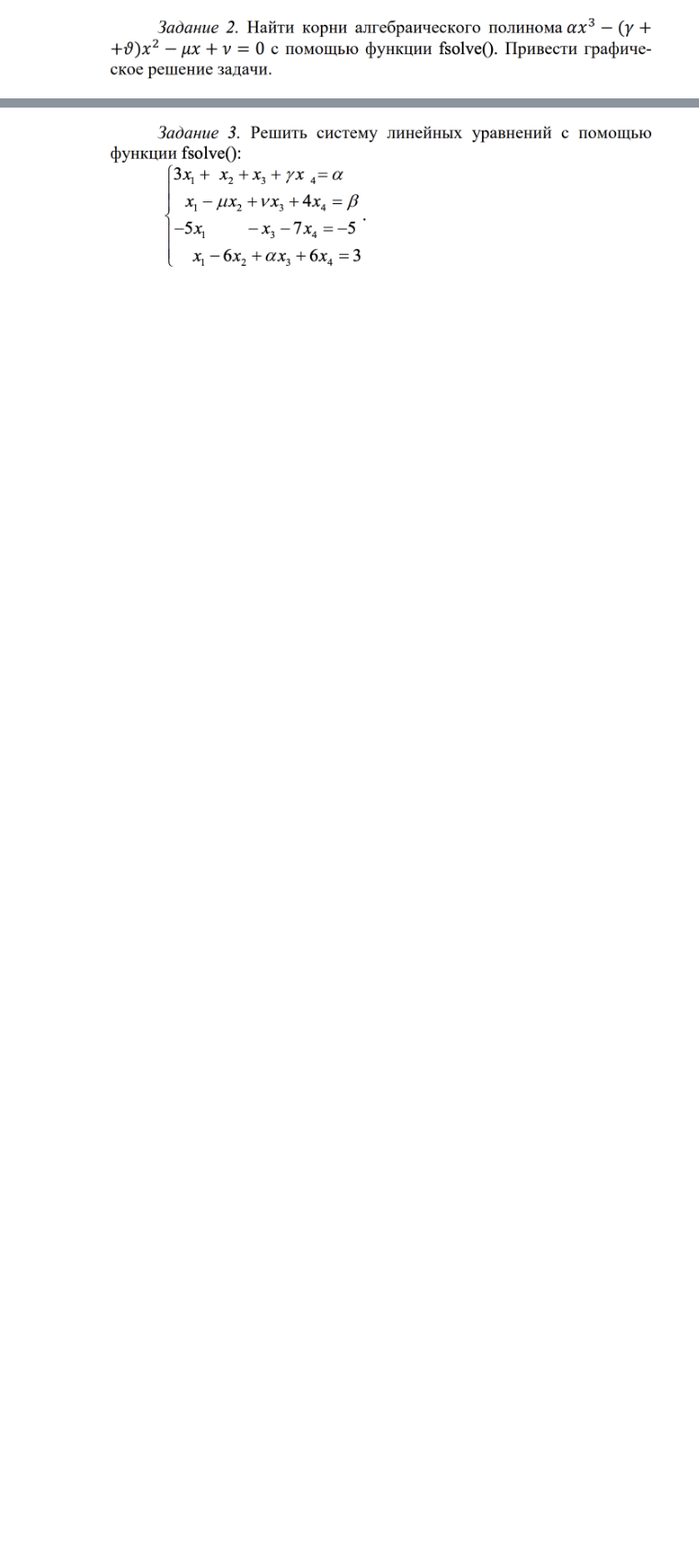
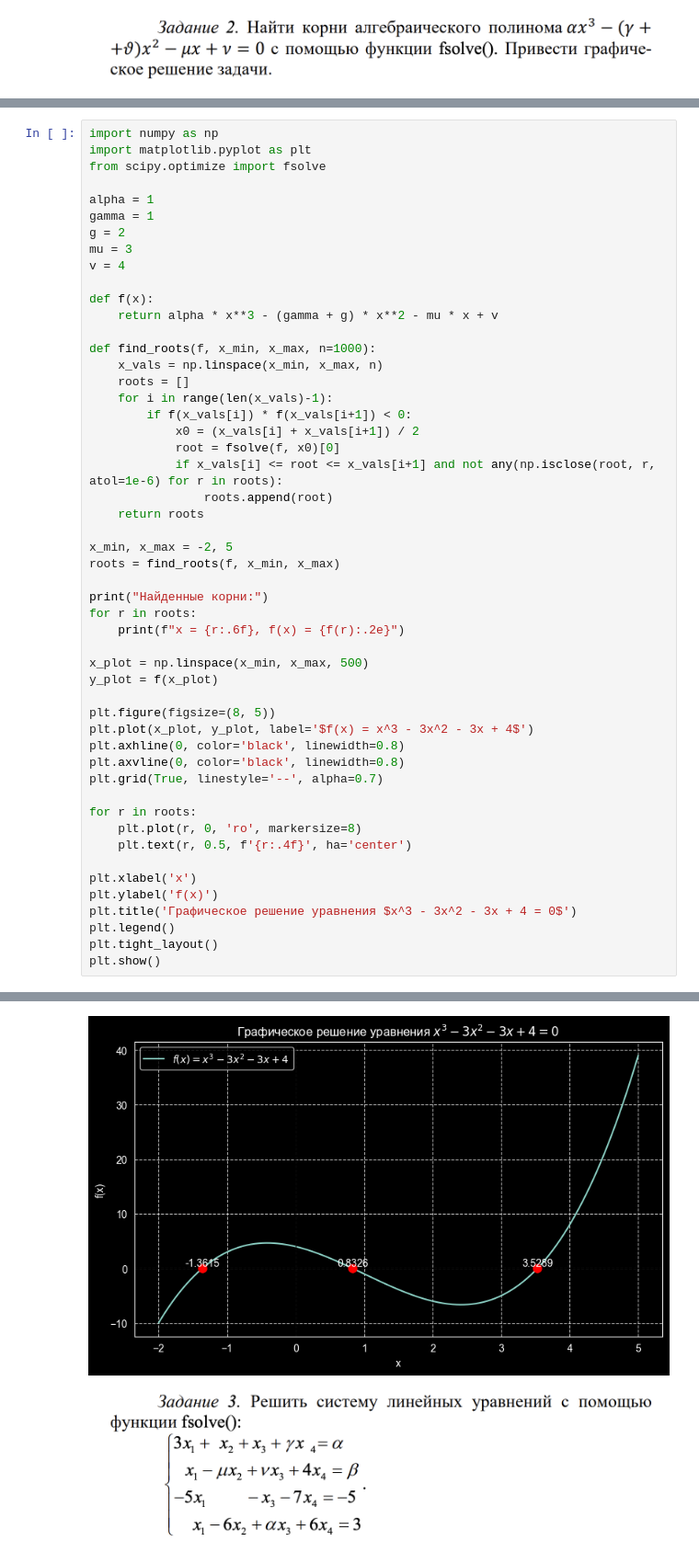
Before and after one commit to Calrission/MIIGAIK-Computer-Math, a Jupyter notebook: 4. Библиотека SciPy/Практическая_работа_№4_Библиотека_SciPy_Часть_№1.ipynb, the cells around one changed output, grey strips where cells are left out. Shown at 92% size. Saved outputs shown, nothing was run; the diff lists cells and outputs as text; blank space fills up the shorter version.

```diff
--- a/4. Библиотека SciPy/Практическая_работа_№4_Библиотека_SciPy_Часть_№1.ipynb
+++ b/4. Библиотека SciPy/Практическая_работа_№4_Библиотека_SciPy_Часть_№1.ipynb
@@ -52,0 +204,52 @@
+# %%
+import numpy as np
+import matplotlib.pyplot as plt
+from scipy.optimize import fsolve
+
+alpha = 1
+gamma = 1
+g = 2
+mu = 3
+v = 4
+
+def f(x):
+    return alpha * x**3 - (gamma + g) * x**2 - mu * x + v
+
+def find_roots(f, x_min, x_max, n=1000):
+    x_vals = np.linspace(x_min, x_max, n)
+    roots = []
+    for i in range(len(x_vals)-1):
+        if f(x_vals[i]) * f(x_vals[i+1]) < 0:
+            x0 = (x_vals[i] + x_vals[i+1]) / 2
+            root = fsolve(f, x0)[0]
+            if x_vals[i] <= root <= x_vals[i+1] and not any(np.isclose(root, r, atol=1e-6) for r in roots):
+                roots.append(root)
+    return roots
+
+x_min, x_max = -2, 5
+roots = find_roots(f, x_min, x_max)
+
+print("Найденные корни:")
+for r in roots:
+    print(f"x = {r:.6f}, f(x) = {f(r):.2e}")
+
+x_plot = np.linspace(x_min, x_max, 500)
+y_plot = f(x_plot)
+
+plt.figure(figsize=(8, 5))
+plt.plot(x_plot, y_plot, label='$f(x) = x^3 - 3x^2 - 3x + 4$')
+plt.axhline(0, color='black', linewidth=0.8)
+plt.axvline(0, color='black', linewidth=0.8)
+plt.grid(True, linestyle='--', alpha=0.7)
+
+for r in roots:
+    plt.plot(r, 0, 'ro', markersize=8)
+    plt.text(r, 0.5, f'{r:.4f}', ha='center')
+
+plt.xlabel('x')
+plt.ylabel('f(x)')
+plt.title('Графическое решение уравнения $x^3 - 3x^2 - 3x + 4 = 0$')
+plt.legend()
+plt.tight_layout()
+plt.show()
+# %% [output]
@@ -53,2 +260,3 @@
+[figure, added]
 # %% [markdown]
 ![image.png](embedded-picture-1)
```
Also changed, not shown: parts of 28 cells of this notebook.
